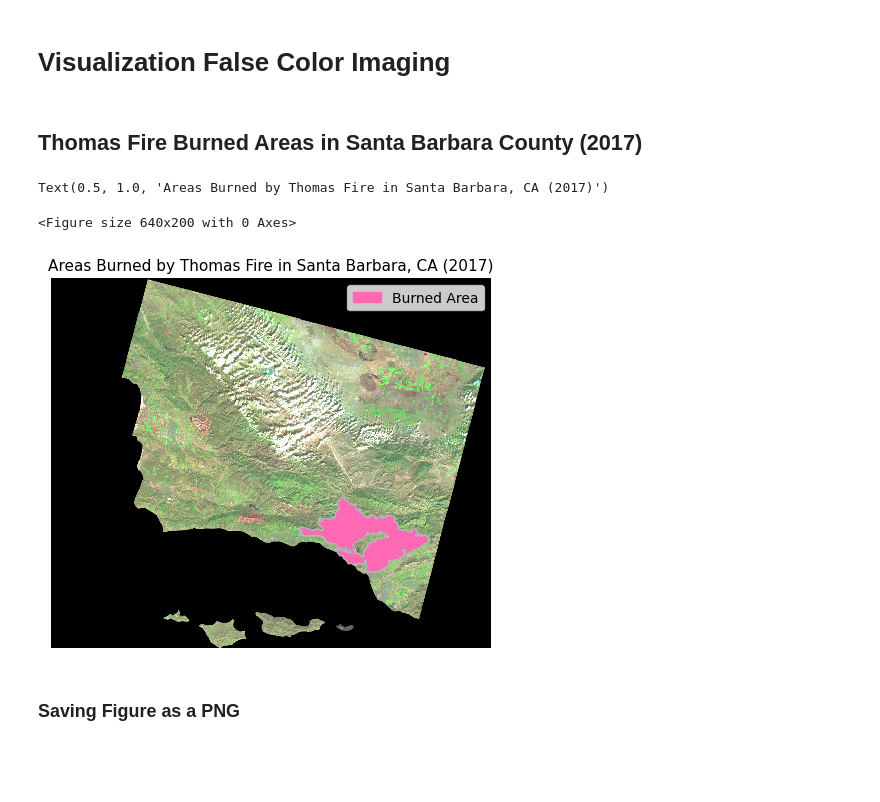
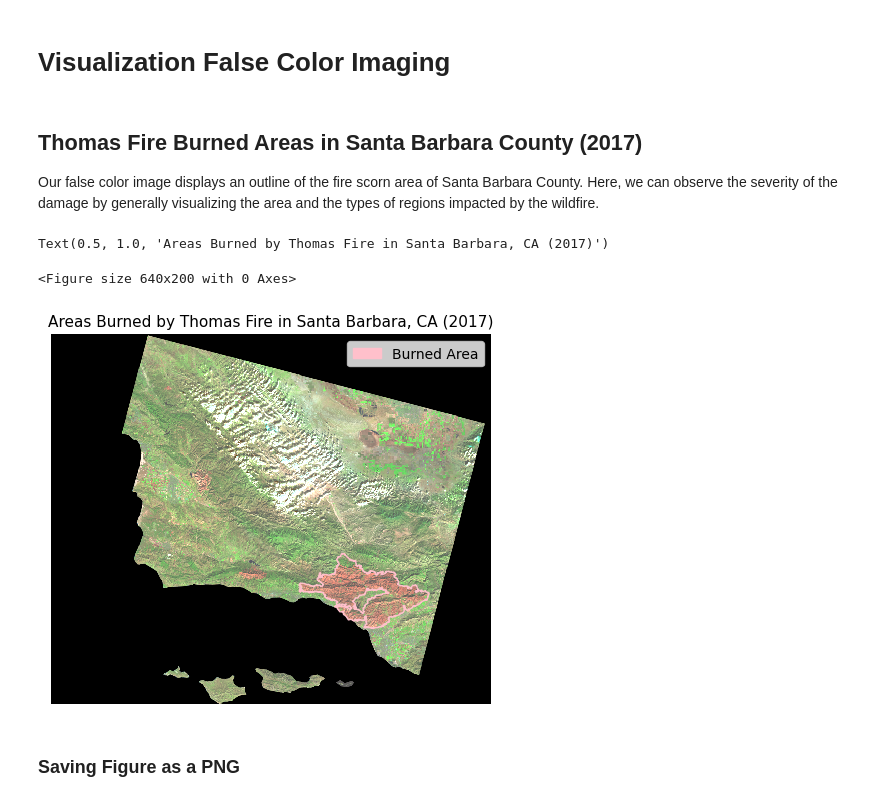
Before and after one commit to saingersoll/Thomas_Fire_Investigation, a Jupyter notebook: AQI_False_Color_Img.ipynb, the cells around one changed output. Saved outputs shown, nothing was run; the diff lists cells and outputs as text; code cells hidden in the pictures; blank space fills up the shorter version.

```diff
--- a/AQI_False_Color_Img.ipynb
+++ b/AQI_False_Color_Img.ipynb
@@ -348,26 +355,28 @@ plt.axis('off')
 # Visualization False Color Imaging
 # %% [markdown]
 ## Thomas Fire Burned Areas in Santa Barbara County (2017)
+
+Our false color image displays an outline of the fire scorn area of Santa Barbara County. Here, we can observe the severity of the damage by generally visualizing the area and the types of regions impacted by the wildfire.
 # %%
 # Plotting the Thomas Fire burned areas of Santa Barbara
 plt.figure().set_figheight(2)
 fig, ax = plt.subplots()               # creates figure for plotting
 plt.axis('off')                        # removes plot axes
 
 false_colors.plot.imshow(ax = ax,      # plots false color bands
                          robust = True)# includes colors
 thomas_fire.plot(ax = ax,              # plots thomas fire burn area
-       color = 'hotpink',              # color of burn area
-       edgecolor = '0.7')              # opacity of edgecolor
+       color = 'none',                 # color of burn area
+       edgecolor = 'pink')             # opacity of edgecolor
 
 
-fire_scar = mpatches.Patch(color = 'hotpink', label = 'Burned Area') # Add a figure legend
+fire_scar = mpatches.Patch(color = 'pink', label = 'Burned Area') # Add a figure legend
 ax.legend(handles=[fire_scar])
 ax.set_title('Areas Burned by Thomas Fire in Santa Barbara, CA (2017)', fontsize = 11) # Adds title
 # %% [output]
 Text(0.5, 1.0, 'Areas Burned by Thomas Fire in Santa Barbara, CA (2017)')
 <Figure size 640x200 with 0 Axes>
-[figure, old version]
+[figure, new version]
 # %% [markdown]
 ### Saving Figure as a PNG
 # %%
```
Also changed, not shown: parts of 11 cells of this notebook, 1 other file.
